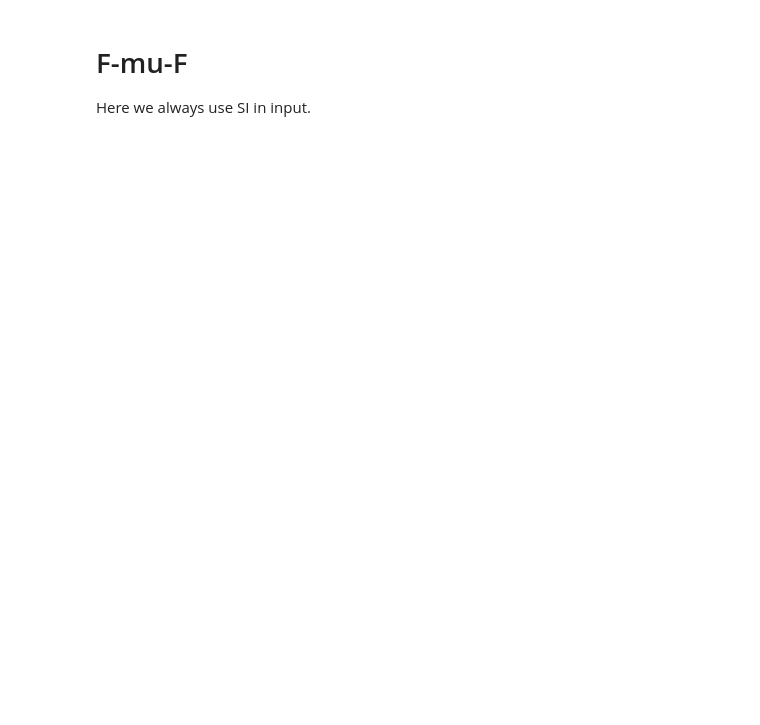
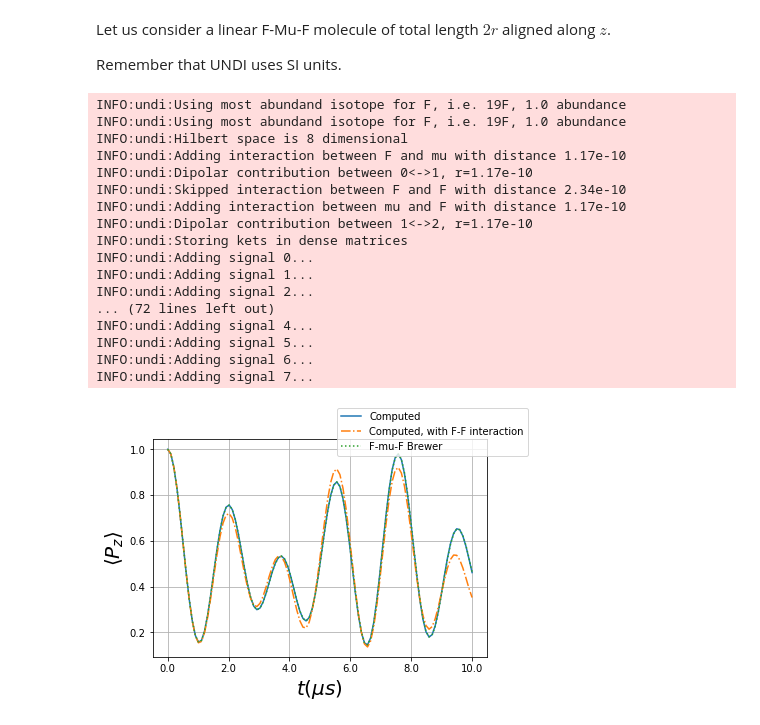
Before and after one commit to bonfus/undi, a Jupyter notebook: examples/FmuF.ipynb, the cells around one changed output. Drawn from its saved outputs; the diff is of its cells as text; code cells hidden in the pictures; blank space fills up the shorter version.

```diff
--- a/examples/FmuF.ipynb
+++ b/examples/FmuF.ipynb
@@ -8,10 +14,10 @@ except (ImportError, ModuleNotFoundError):
     from undi import MuonNuclearInteraction
 import matplotlib.pyplot as plt
 import numpy as np
-# %% [markdown]
-# F-mu-F
-
-Here we always use SI in input.
+# %% [markdown]
+Let us consider a linear F-Mu-F molecule of total length $2r$ aligned along $z$.
+
+Remember that UNDI uses SI units.
 # %%
 angtom=1.0e-10 # m
 h=6.6260693e-34 # Js
@@ -21,16 +27,14 @@ mu_0=(4e-7)*np.pi # Tm A-1
 # This is a linear F-mu-F along z
 r=1.17 * angtom
 atoms = [
-            {'Position': np.array([0.000000  ,  0.  ,  0]),
-            'Label': 'F',
-            },
+            {'Position': np.array([0., 0., 0.]),
+            'Label': 'F'},
 
-            {'Position': np.array([0.000000  ,  0.  ,  r ]),
+            {'Position': np.array([0., 0., r ]),
             'Label': 'mu'},
 
-            {'Position': np.array([0.000000  ,  0.  ,  2*r]),
-            'Label': 'F',
-            }
+            {'Position': np.array([0., 0., 2*r]),
+            'Label': 'F'}
         ]
 # Time values, in seconds
 tlist = np.linspace(0, 10e-6, 100)
@@ -72,30 +76,49 @@ signal_FmuF_with_Fdip += NS.polarization(tlist)
 signal_FmuF_with_Fdip /= 3.
 
 ####################
 # Plot the results #
 ####################
 fig, axes = plt.subplots(1,1)
 axes.plot(tlist, signal_FmuF, label='Computed', linestyle='-')
 axes.plot(tlist, signal_FmuF_with_Fdip, label='Computed, with F-F interaction', linestyle='-.')
 
 # Generate and plot analytical version for comparison
 def plot_brewer(interval,r):
     from numpy import cos, sin, sqrt
     omegad = (mu_0*NS.gammas['mu']*NS.gammas['F']*(hbar))
     omegad /=(4*np.pi*((r)**3))
 
     tomegad=interval*omegad
     y = (1./6.)*(3+cos(sqrt(3)*tomegad)+\
                 (1-1/sqrt(3))*cos(((3-sqrt(3))/2)*tomegad)+\
                 (1+1/sqrt(3))*cos(((3+sqrt(3))/2)*tomegad))#+0.05*(exp(-x/2.5))**1.5
     return y
 
 axes.plot(tlist, plot_brewer(tlist, r), label='F-mu-F Brewer', linestyle=':')
 
 ticks = np.round(axes.get_xticks()*10.**6)
 axes.set_xticklabels(ticks)
 axes.set_xlabel(r'$t (\mu s)$', fontsize=20)
 axes.set_ylabel(r'$\left<P_z\right>$', fontsize=20);
 axes.grid()
 fig.legend()
 plt.show()
+# %% [output]
+INFO:undi:Using most abundand isotope for F, i.e. 19F, 1.0 abundance
+INFO:undi:Using most abundand isotope for F, i.e. 19F, 1.0 abundance
+INFO:undi:Hilbert space is 8 dimensional
+INFO:undi:Adding interaction between F and mu with distance 1.17e-10
+INFO:undi:Dipolar contribution between 0<->1, r=1.17e-10
+INFO:undi:Skipped interaction between F and F with distance 2.34e-10
+INFO:undi:Adding interaction between mu and F with distance 1.17e-10
+INFO:undi:Dipolar contribution between 1<->2, r=1.17e-10
+INFO:undi:Storing kets in dense matrices
+INFO:undi:Adding signal 0...
+INFO:undi:Adding signal 1...
+INFO:undi:Adding signal 2...
+... (72 lines left out)
+INFO:undi:Adding signal 4...
+INFO:undi:Adding signal 5...
+INFO:undi:Adding signal 6...
+INFO:undi:Adding signal 7...
+[figure, added]
```
Also changed, not shown: parts of 1 cell of this notebook, 8 other files.
